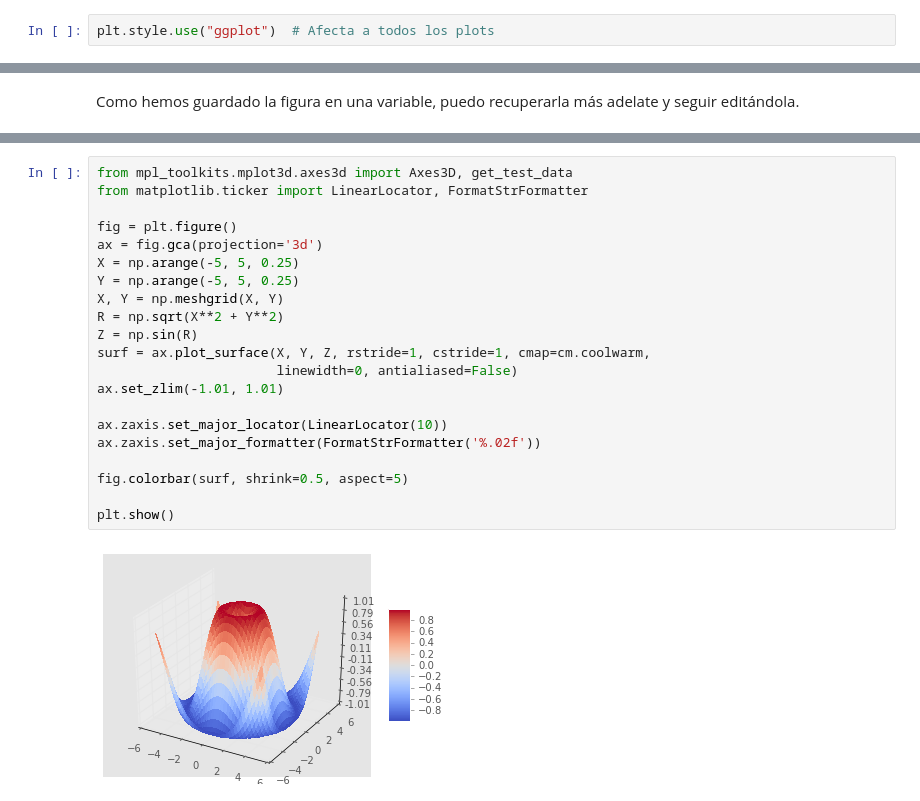
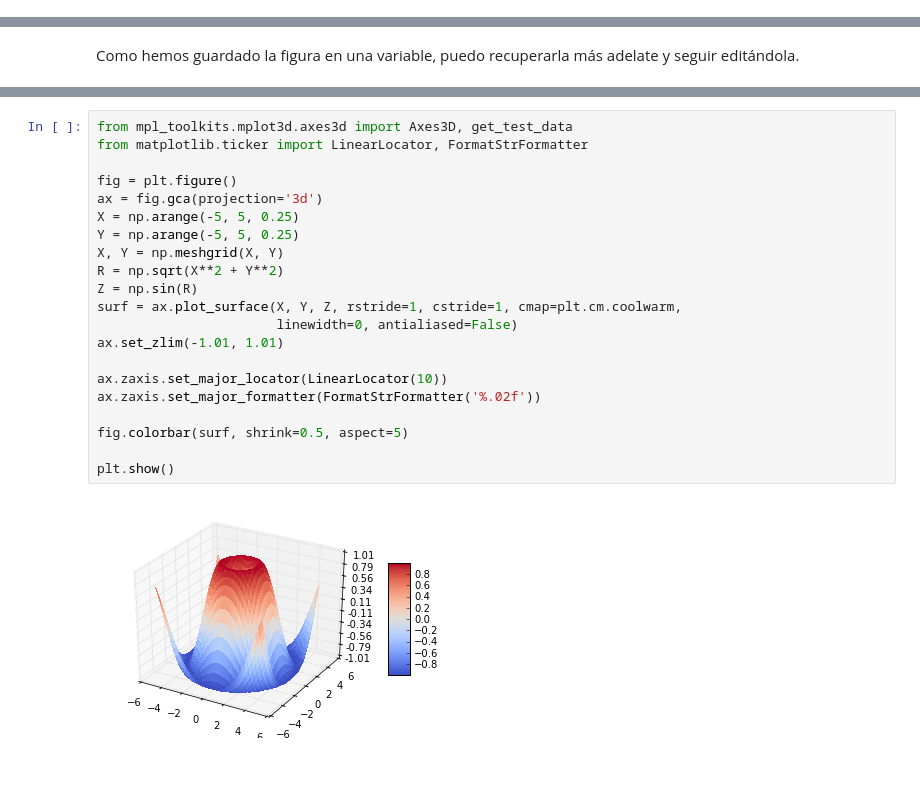
Before and after one commit to paradigmadigital/demo-jupyter, a Jupyter notebook: 3-matplotlib.ipynb, the cells around one changed output, grey strips where cells are left out. Drawn from its saved outputs; the diff is of its cells as text; blank space fills up the shorter version.

```diff
--- a/3-matplotlib.ipynb
+++ b/3-matplotlib.ipynb
@@ -112,2 +47,0 @@ No hay muchos pero podemos crear los nuestros. Para activar uno de ellos, usamos
-# %%
-plt.style.use("ggplot")  # Afecta a todos los plots
@@ -315,23 +181,23 @@ interactive(frecuencias, f1=(10.0,200.0), f2=(10.0,200.0))
 # %%
 from mpl_toolkits.mplot3d.axes3d import Axes3D, get_test_data
 from matplotlib.ticker import LinearLocator, FormatStrFormatter
 
 fig = plt.figure()
 ax = fig.gca(projection='3d')
 X = np.arange(-5, 5, 0.25)
 Y = np.arange(-5, 5, 0.25)
 X, Y = np.meshgrid(X, Y)
 R = np.sqrt(X**2 + Y**2)
 Z = np.sin(R)
-surf = ax.plot_surface(X, Y, Z, rstride=1, cstride=1, cmap=cm.coolwarm,
+surf = ax.plot_surface(X, Y, Z, rstride=1, cstride=1, cmap=plt.cm.coolwarm,
                        linewidth=0, antialiased=False)
 ax.set_zlim(-1.01, 1.01)
 
 ax.zaxis.set_major_locator(LinearLocator(10))
 ax.zaxis.set_major_formatter(FormatStrFormatter('%.02f'))
 
 fig.colorbar(surf, shrink=0.5, aspect=5)
 
 plt.show()
 # %% [output]
-[figure, old version]
+[figure, new version]
```
Also changed, not shown: parts of 46 cells of this notebook, 1 other file.
